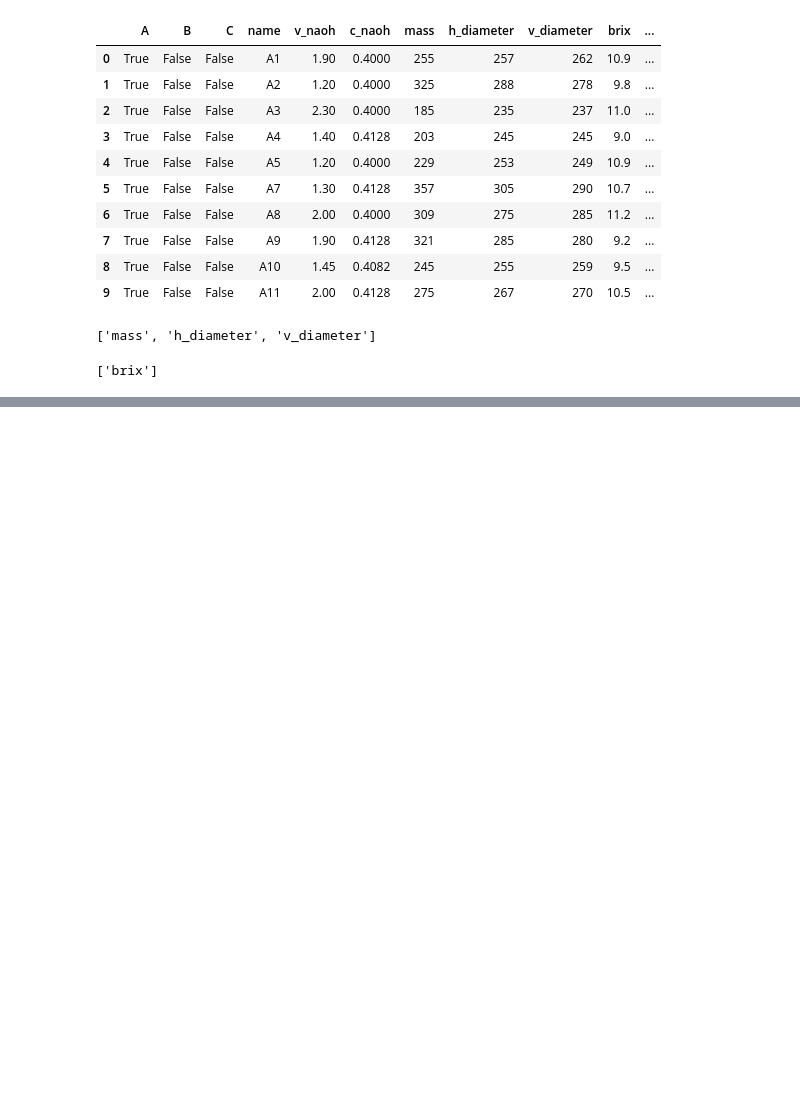
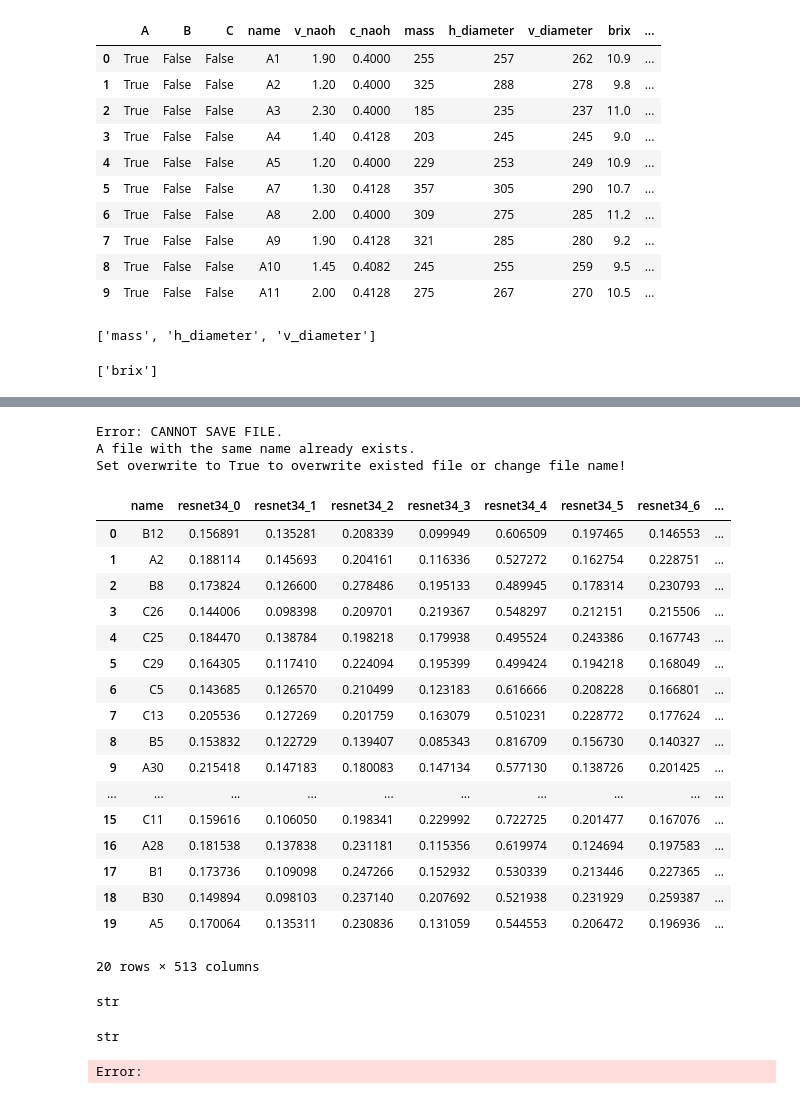
Before and after one commit to DucTrung1802/DS, a Jupyter notebook: Orange/orange.ipynb, the cells around one changed output, grey strips where cells are left out. Saved outputs shown, nothing was run; the diff lists cells and outputs as text; code cells hidden in the pictures; blank space fills up the shorter version.

Commit message:
CHECKPOINT: concat ohv_type with resnet34 but crash

```diff
--- a/Orange/orange.ipynb
+++ b/Orange/orange.ipynb
@@ -973,0 +955,41 @@ result_frame.display_result()
+# %%
+result_frame.save_result("result_with_and_without_type.xlsx")
+# %% [output]
+Error: CANNOT SAVE FILE.
+A file with the same name already exists.
+Set overwrite to True to overwrite existed file or change file name!
+# %%
+resnet34_dataframe = pd.read_excel("resnet34.xlsx", sheet_name=0)
+# %%
+resnet34_dataframe.head(20)
+# %% [output]
+|  | name | resnet34_0 | resnet34_1 | resnet34_2 | resnet34_3 | resnet34_4 | resnet34_5 | resnet34_6 | ... |
+| 0 | B12 | 0.156891 | 0.135281 | 0.208339 | 0.099949 | 0.606509 | 0.197465 | 0.146553 | ... |
+| 1 | A2 | 0.188114 | 0.145693 | 0.204161 | 0.116336 | 0.527272 | 0.162754 | 0.228751 | ... |
+| 2 | B8 | 0.173824 | 0.126600 | 0.278486 | 0.195133 | 0.489945 | 0.178314 | 0.230793 | ... |
+| 3 | C26 | 0.144006 | 0.098398 | 0.209701 | 0.219367 | 0.548297 | 0.212151 | 0.215506 | ... |
+| 4 | C25 | 0.184470 | 0.138784 | 0.198218 | 0.179938 | 0.495524 | 0.243386 | 0.167743 | ... |
+| 5 | C29 | 0.164305 | 0.117410 | 0.224094 | 0.195399 | 0.499424 | 0.194218 | 0.168049 | ... |
+| 6 | C5 | 0.143685 | 0.126570 | 0.210499 | 0.123183 | 0.616666 | 0.208228 | 0.166801 | ... |
+| 7 | C13 | 0.205536 | 0.127269 | 0.201759 | 0.163079 | 0.510231 | 0.228772 | 0.177624 | ... |
+| 8 | B5 | 0.153832 | 0.122729 | 0.139407 | 0.085343 | 0.816709 | 0.156730 | 0.140327 | ... |
+| 9 | A30 | 0.215418 | 0.147183 | 0.180083 | 0.147134 | 0.577130 | 0.138726 | 0.201425 | ... |
+| ... | ... | ... | ... | ... | ... | ... | ... | ... | ... |
+| 15 | C11 | 0.159616 | 0.106050 | 0.198341 | 0.229992 | 0.722725 | 0.201477 | 0.167076 | ... |
+| 16 | A28 | 0.181538 | 0.137838 | 0.231181 | 0.115356 | 0.619974 | 0.124694 | 0.197583 | ... |
+| 17 | B1 | 0.173736 | 0.109098 | 0.247266 | 0.152932 | 0.530339 | 0.213446 | 0.227365 | ... |
+| 18 | B30 | 0.149894 | 0.098103 | 0.237140 | 0.207692 | 0.521938 | 0.231929 | 0.259387 | ... |
+| 19 | A5 | 0.170064 | 0.135311 | 0.230836 | 0.131059 | 0.544553 | 0.206472 | 0.196936 | ... |
+20 rows × 513 columns
+# %%
+type(resnet34_dataframe["name"][0])
+# %% [output]
+str
+# %%
+type(list_dataset["orange_std_col_name_ohv_type"].get_dataframe()["name"][0])
+# %% [output]
+str
+# %%
+orange_std_col_name_ohv_type_resnet34 = list_dataset["orange_std_col_name_ohv_type"].get_dataframe()
+# %% [output]
+Error:
```
Also changed, not shown: parts of 36 cells of this notebook.
